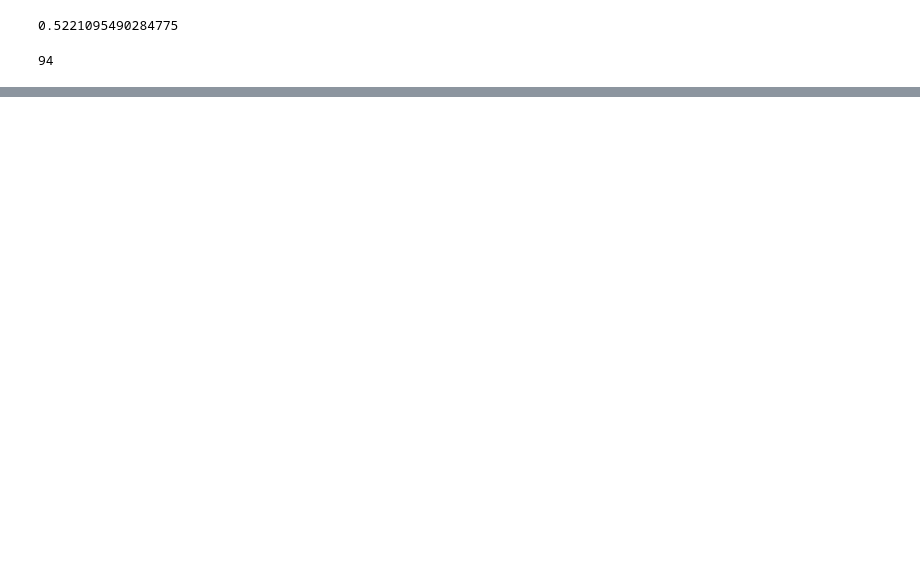
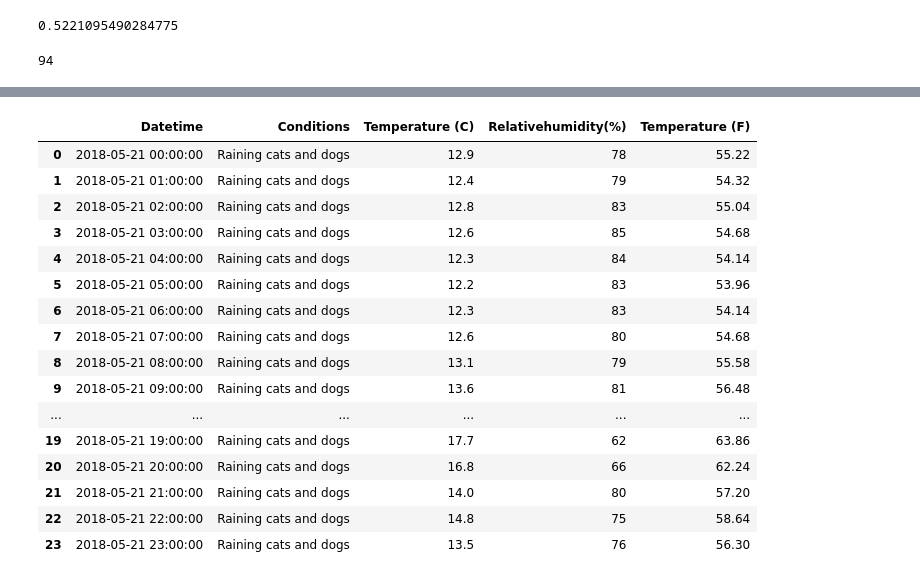
Before and after one commit to jenfly/pydata-intro-workshop, a Jupyter notebook: Slides.ipynb, the cells around one changed output, grey strips where cells are left out. Cells and saved outputs as stored; diff of their text form; code cells hidden in the pictures; blank space fills up the shorter version.

```diff
--- a/Slides.ipynb
+++ b/Slides.ipynb
@@ -154,0 +164,3 @@ Data: girl and boy names in BC
+# %%
+weather = pd.read_csv('./data/weather_YVR.csv')
+weather
@@ -154,0 +295,3 @@ Data: girl and boy names in BC
+# %%
+weather['Temperature (F)'] = (1.8 * weather['Temperature (C)']) + 32
+weather.head()
@@ -154,0 +325,23 @@ Data: girl and boy names in BC
+# %%
+weather2 = weather
+# %%
+weather2['Conditions'] = 'Raining cats and dogs'
+weather2
+# %% [output]
+|  | Datetime | Conditions | Temperature (C) | Relativehumidity(%) | Temperature (F) |
+| 0 | 2018-05-21 00:00:00 | Raining cats and dogs | 12.9 | 78 | 55.22 |
+| 1 | 2018-05-21 01:00:00 | Raining cats and dogs | 12.4 | 79 | 54.32 |
+| 2 | 2018-05-21 02:00:00 | Raining cats and dogs | 12.8 | 83 | 55.04 |
+| 3 | 2018-05-21 03:00:00 | Raining cats and dogs | 12.6 | 85 | 54.68 |
+| 4 | 2018-05-21 04:00:00 | Raining cats and dogs | 12.3 | 84 | 54.14 |
+| 5 | 2018-05-21 05:00:00 | Raining cats and dogs | 12.2 | 83 | 53.96 |
+| 6 | 2018-05-21 06:00:00 | Raining cats and dogs | 12.3 | 83 | 54.14 |
+| 7 | 2018-05-21 07:00:00 | Raining cats and dogs | 12.6 | 80 | 54.68 |
+| 8 | 2018-05-21 08:00:00 | Raining cats and dogs | 13.1 | 79 | 55.58 |
+| 9 | 2018-05-21 09:00:00 | Raining cats and dogs | 13.6 | 81 | 56.48 |
+| ... | ... | ... | ... | ... | ... |
+| 19 | 2018-05-21 19:00:00 | Raining cats and dogs | 17.7 | 62 | 63.86 |
+| 20 | 2018-05-21 20:00:00 | Raining cats and dogs | 16.8 | 66 | 62.24 |
+| 21 | 2018-05-21 21:00:00 | Raining cats and dogs | 14.0 | 80 | 57.20 |
+| 22 | 2018-05-21 22:00:00 | Raining cats and dogs | 14.8 | 75 | 58.64 |
+| 23 | 2018-05-21 23:00:00 | Raining cats and dogs | 13.5 | 76 | 56.30 |
```
Also changed, not shown: parts of 57 cells of this notebook.
